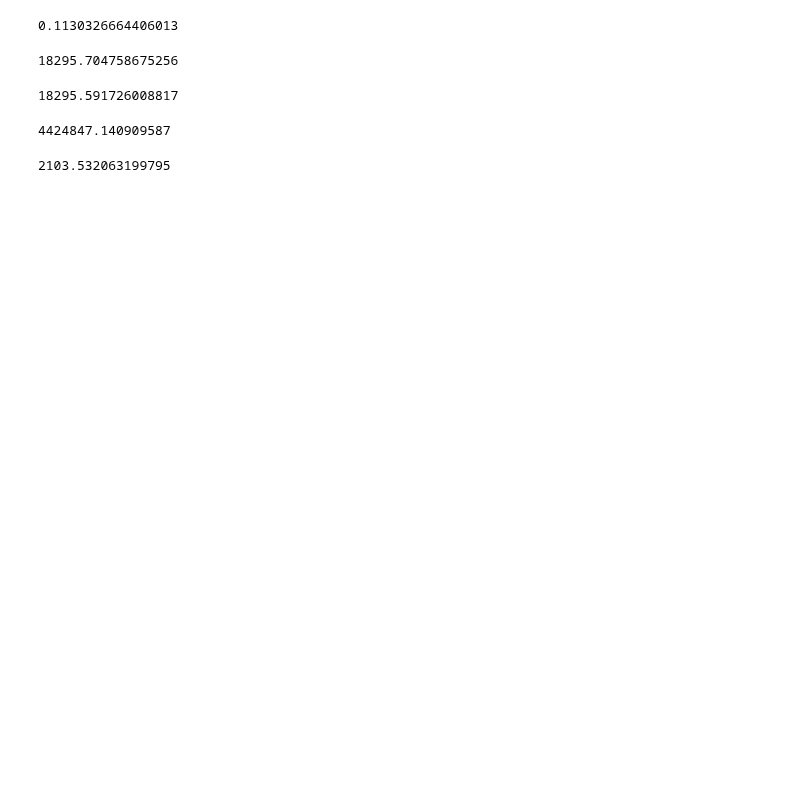
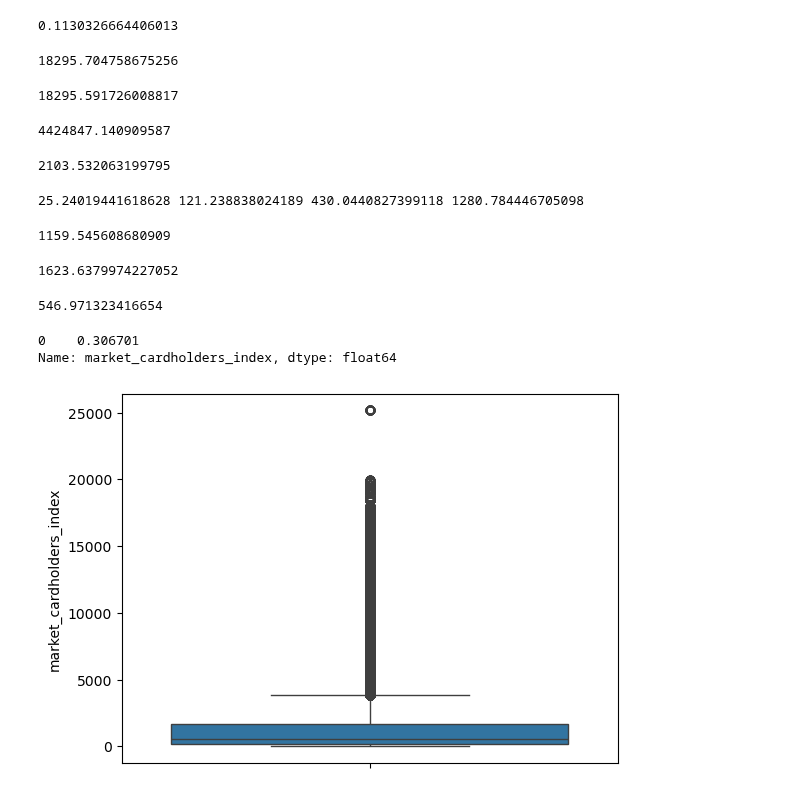
Before and after one commit to 2026413-png/Statistical-Techniques-for-Data-Analysis-CA-SEP-2026, a Jupyter notebook: 2026413_Statistics.ipynb, the cells around one changed output. Drawn from its saved outputs; the diff is of its cells as text; code cells hidden in the pictures; blank space fills up the shorter version.

```diff
--- a/2026413_Statistics.ipynb
+++ b/2026413_Statistics.ipynb
@@ -194,3 +242,42 @@ stdv=df['market_transactions_index'].std()
 print(stdv)
 # %% [output]
 2103.532063199795
+# %%
+#percentile 10th, 25th,50th,75th
+p10=df['market_transactions_index'].quantile(0.10)
+p25=df['market_transactions_index'].quantile(0.25)
+p50=df['market_transactions_index'].quantile(0.50)
+p75=df['market_transactions_index'].quantile(0.75)
+print(p10,p25,p50,p75)
+# %% [output]
+25.24019441618628 121.238838024189 430.0440827399118 1280.784446705098
+# %%
+#IQR
+Q3=df['market_transactions_index'].quantile(0.75)
+Q1=df['market_transactions_index'].quantile(0.25)
+IQR= Q3-Q1
+print (IQR)
+# %% [output]
+1159.545608680909
+# %%
+#3rd
+cardholders_index_mean=df['market_cardholders_index'].mean()
+print(cardholders_index_mean)
+# %% [output]
+1623.6379974227052
+# %%
+cardholders_index_median=df['market_cardholders_index'].median()
+print(cardholders_index_median)
+# %% [output]
+546.971323416654
+# %%
+cardholders_index_mode=df['market_cardholders_index'].mode()
+print(cardholders_index_mode)
+# %% [output]
+0    0.306701
+Name: market_cardholders_index, dtype: float64
+# %%
+sns.boxplot(df['market_cardholders_index'])
+plt.show()
+# %% [output]
+[figure, added]
```
Also changed, not shown: parts of 36 cells of this notebook.
